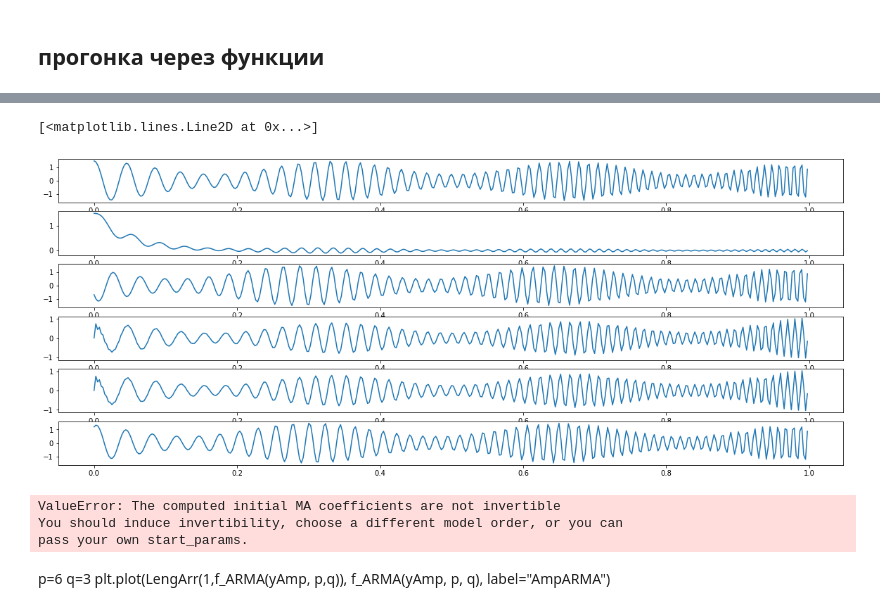
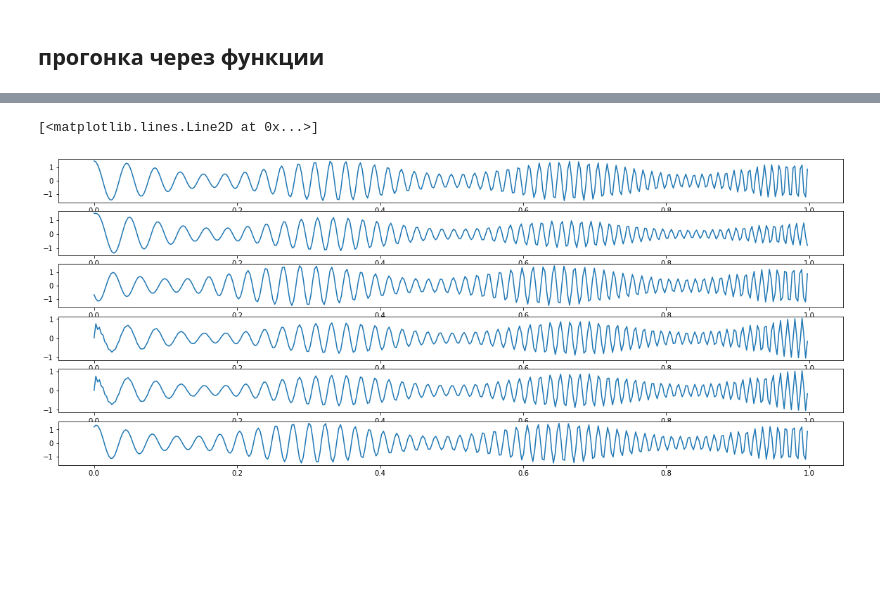
Before and after one commit to Max25112/PythonApplication1, a Jupyter notebook: PythonApplication1/p2.ipynb, the cells around one changed output, grey strips where cells are left out. Saved outputs shown, nothing was run; the diff lists cells and outputs as text; code cells hidden in the pictures; blank space fills up the shorter version.

```diff
--- a/PythonApplication1/p2.ipynb
+++ b/PythonApplication1/p2.ipynb
@@ -57,6 +58,11 @@ def exponential_smoothing(series, alpha):
     for n in range(1, len(series)):
         result.append(alpha * series[n] + (1 - alpha) * result[n-1])
     return result
+# %%
+def exponential_smoothing2(data):
+    fit = SimpleExpSmoothing(data).fit(smoothing_level=0.6,optimized=False)
+    fcast = fit.forecast(3)
+    return fit.fittedvalues
 # %%
 """
 Авторегрессия
@@ -193,34 +211,22 @@ plt.plot(LengArr(pi*4,f_AR(ysin)), f_AR(ysin), label="SinAR2")
 # %%
 plt.figure(figsize=(20, 8))
 xAmp, yAmp
 plt.subplot(6, 1, 1)
 plt.plot(xAmp, yAmp, label="Amp")
 plt.subplot(6, 1, 2)
-plt.plot(xAmp, exponential_smoothing(yAmp, 0.05), label="AmpEx")
+#plt.plot(xAmp, exponential_smoothing(yAmp, 0.05), label="AmpEx")
+plt.plot(xAmp, exponential_smoothing2(yAmp), label="AmpEx")
 plt.subplot(6, 1, 3)
 plt.plot(LengArr(1,func_AR(yAmp)), func_AR(yAmp), label="AmpAR")
 plt.subplot(6, 1, 4)
 p=0
 q=1
 plt.plot(LengArr(1,f_ARMA(yAmp, p,q)), f_ARMA(yAmp, p, q), label="AmpARMA")
 plt.subplot(6, 1, 5)
 plt.plot(LengArr(1,f_ARMA2(yAmp, 0,1)), f_ARMA2(yAmp, 0, 1), label="AmpARMA")
 plt.subplot(6, 1, 6)
 plt.plot(LengArr(1,f_AR(yAmp)), f_AR(yAmp), label="AmpAR2")
 #plt.legend()
 # %% [output]
 [<matplotlib.lines.Line2D at 0x...>]
-[figure, old version]
+[figure, new version]
-# %%
-p=3
-q=1
-plt.plot(LengArr(1,f_ARMA(yAmp, p,q)), f_ARMA(yAmp, p, q), label="AmpARMA")
-plt.plot(LengArr(1,f_ARMA2(yAmp, 0,1)), f_ARMA2(yAmp, 0, 1), label="AmpARMA")
-# %% [output]
-ValueError: The computed initial MA coefficients are not invertible
-You should induce invertibility, choose a different model order, or you can
-pass your own start_params.
-# %% [markdown]
-p=6
-q=3
-plt.plot(LengArr(1,f_ARMA(yAmp, p,q)), f_ARMA(yAmp, p, q), label="AmpARMA")
```
Also changed, not shown: parts of 6 cells of this notebook.
